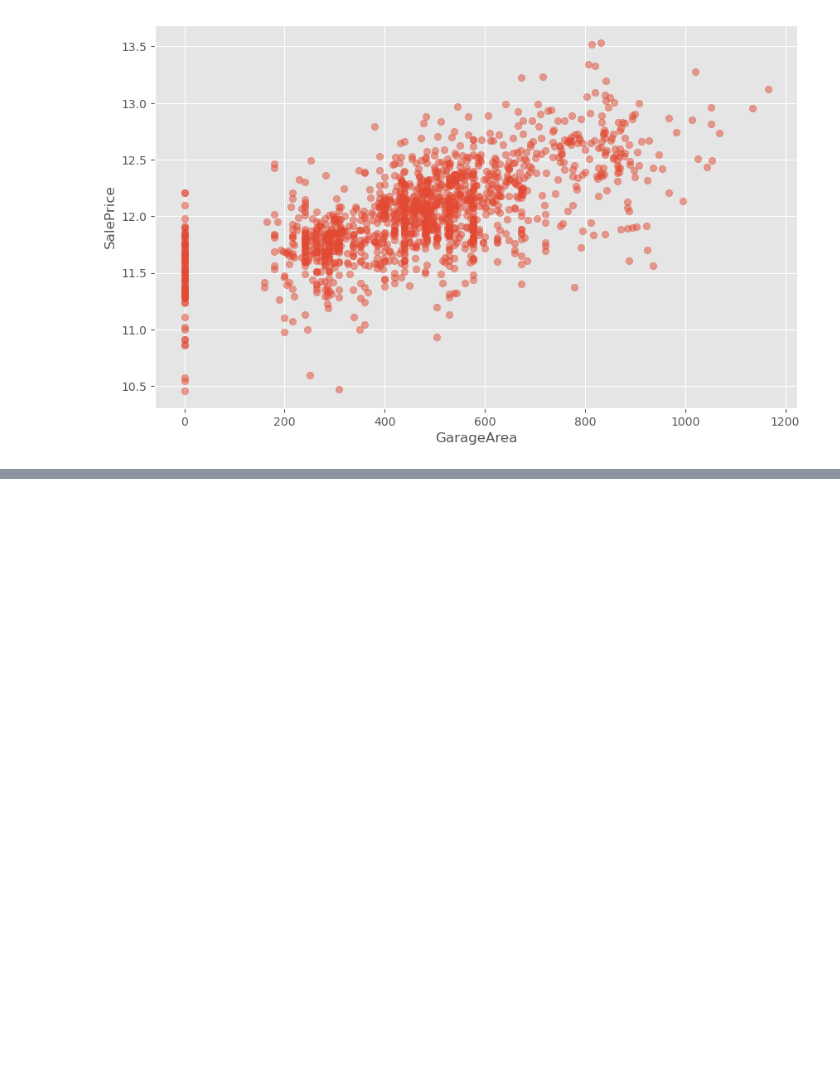
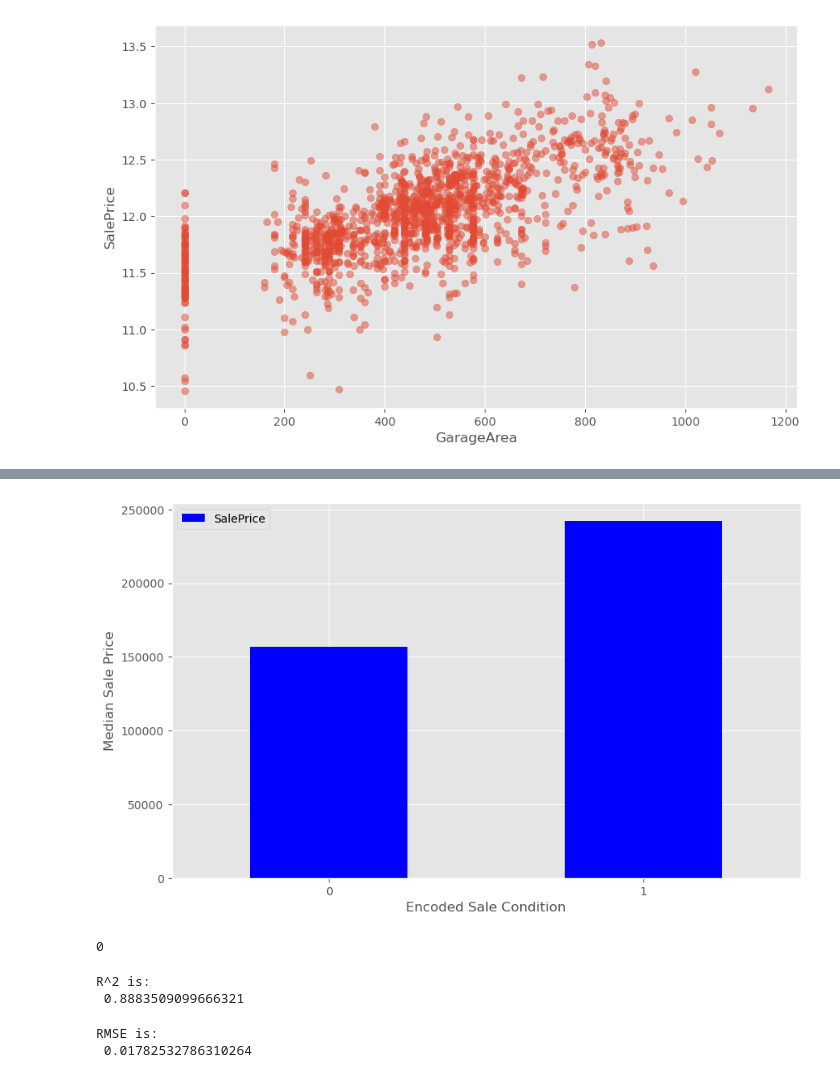
Before and after one commit to fahim2443/Ames-Iowa-house-price-prediction, a Jupyter notebook: work.ipynb, the cells around one changed output, grey strips where cells are left out. Cells and saved outputs as stored; diff of their text form; code cells hidden in the pictures; blank space fills up the shorter version.

```diff
--- a/work.ipynb
+++ b/work.ipynb
@@ -182,0 +252,14 @@ plt.show()
+# %%
+def encode(x):
+    return 1 if x == 'Partial' else 0
+train['Enc_Condition'] = train.SaleCondition.apply(encode)
+test['Enc_Condition'] = test.SaleCondition.apply(encode)
+# %%
+condition_pivot = train.pivot_table(index='Enc_Condition', values='SalePrice', aggfunc=np.median)
+condition_pivot.plot(kind='bar', color='blue')
+plt.xlabel('Encoded Sale Condition')
+plt.ylabel('Median Sale Price')
+plt.xticks(rotation=0)
+plt.show()
+# %% [output]
+[figure, added]
@@ -182,0 +268,4 @@ plt.show()
+# %%
+sum(data.isnull().sum() != 0)
+# %% [output]
+0
@@ -182,0 +284,5 @@ plt.show()
+# %%
+print ("R^2 is: \n", model.score(X_test, y_test))
+# %% [output]
+R^2 is:
+ 0.8883509099666321
@@ -182,0 +291,6 @@ plt.show()
+# %%
+from sklearn.metrics import mean_squared_error
+print ('RMSE is: \n', mean_squared_error(y_test, predictions))
+# %% [output]
+RMSE is:
+ 0.01782532786310264
```
Also changed, not shown: parts of 23 cells of this notebook, 1 other file.
